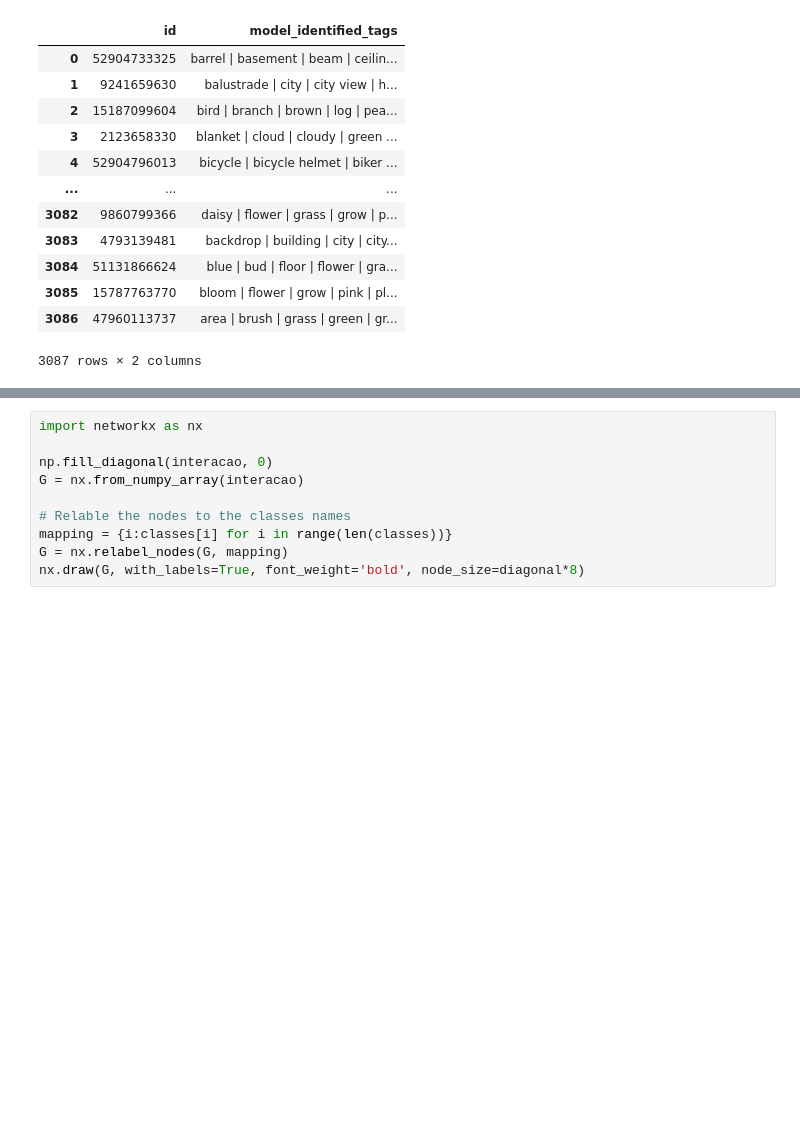
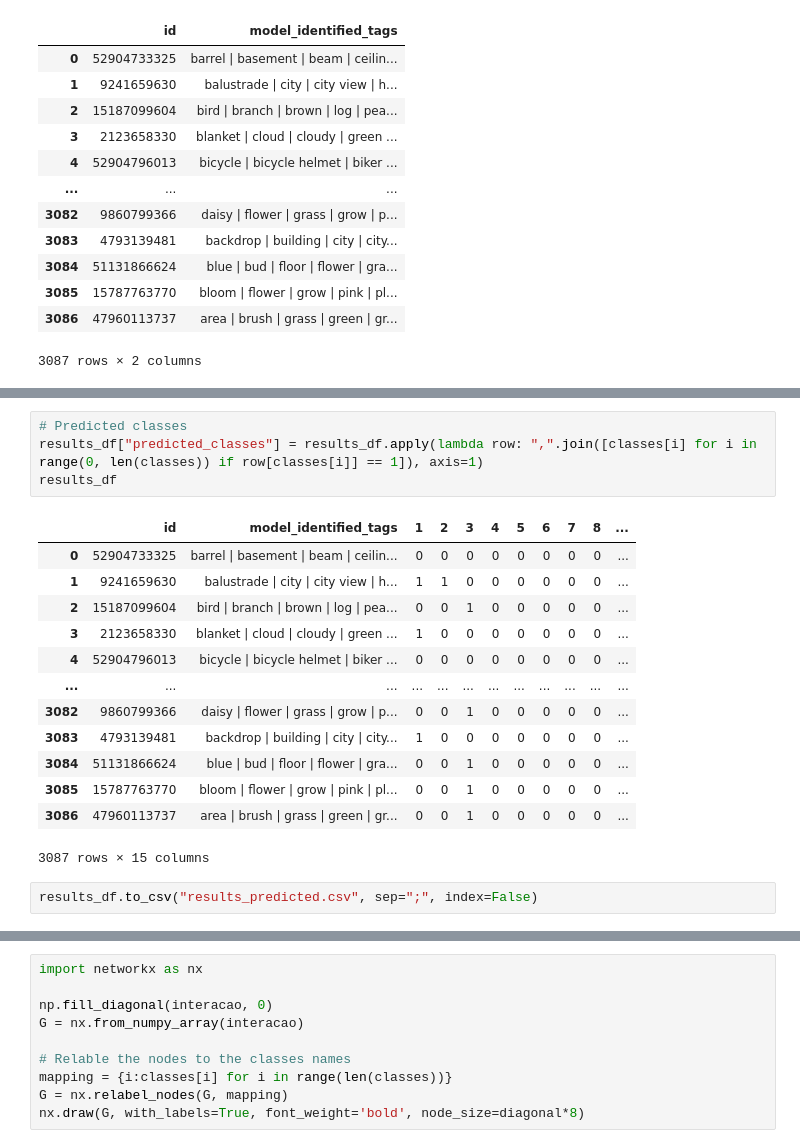
Before and after one commit to igorlemes/servicosecossistemicos, a Jupyter notebook: servicos.ipynb, the cells around one changed output, grey strips where cells are left out. Cells and saved outputs as stored; diff of their text form; blank space fills up the shorter version.

```diff
--- a/servicos.ipynb
+++ b/servicos.ipynb
@@ -190,3 +223,23 @@ serra_null_gps
+# %%
+# Predicted classes
+results_df["predicted_classes"] = results_df.apply(lambda row: ",".join([classes[i] for i in range(0, len(classes)) if row[classes[i]] == 1]), axis=1)
+results_df
+# %% [output]
+|  | id | model_identified_tags | 1 | 2 | 3 | 4 | 5 | 6 | 7 | 8 | ... |
+| 0 | 52904733325 | barrel | basement | beam | ceilin... | 0 | 0 | 0 | 0 | 0 | 0 | 0 | 0 | ... |
+| 1 | 9241659630 | balustrade | city | city view | h... | 1 | 1 | 0 | 0 | 0 | 0 | 0 | 0 | ... |
+| 2 | 15187099604 | bird | branch | brown | log | pea... | 0 | 0 | 1 | 0 | 0 | 0 | 0 | 0 | ... |
+| 3 | 2123658330 | blanket | cloud | cloudy | green ... | 1 | 0 | 0 | 0 | 0 | 0 | 0 | 0 | ... |
+| 4 | 52904796013 | bicycle | bicycle helmet | biker ... | 0 | 0 | 0 | 0 | 0 | 0 | 0 | 0 | ... |
+| ... | ... | ... | ... | ... | ... | ... | ... | ... | ... | ... | ... |
+| 3082 | 9860799366 | daisy | flower | grass | grow | p... | 0 | 0 | 1 | 0 | 0 | 0 | 0 | 0 | ... |
+| 3083 | 4793139481 | backdrop | building | city | city... | 1 | 0 | 0 | 0 | 0 | 0 | 0 | 0 | ... |
+| 3084 | 51131866624 | blue | bud | floor | flower | gra... | 0 | 0 | 1 | 0 | 0 | 0 | 0 | 0 | ... |
+| 3085 | 15787763770 | bloom | flower | grow | pink | pl... | 0 | 0 | 1 | 0 | 0 | 0 | 0 | 0 | ... |
+| 3086 | 47960113737 | area | brush | grass | green | gr... | 0 | 0 | 1 | 0 | 0 | 0 | 0 | 0 | ... |
+3087 rows × 15 columns
+# %%
+results_df.to_csv("results_predicted.csv", sep=";", index=False)
 # %%
 # For each row in servicos, count the number of interactions between the classes
 interacao = np.zeros((servicos.shape[1], servicos.shape[1]))
```
Also changed, not shown: parts of 23 cells of this notebook.
